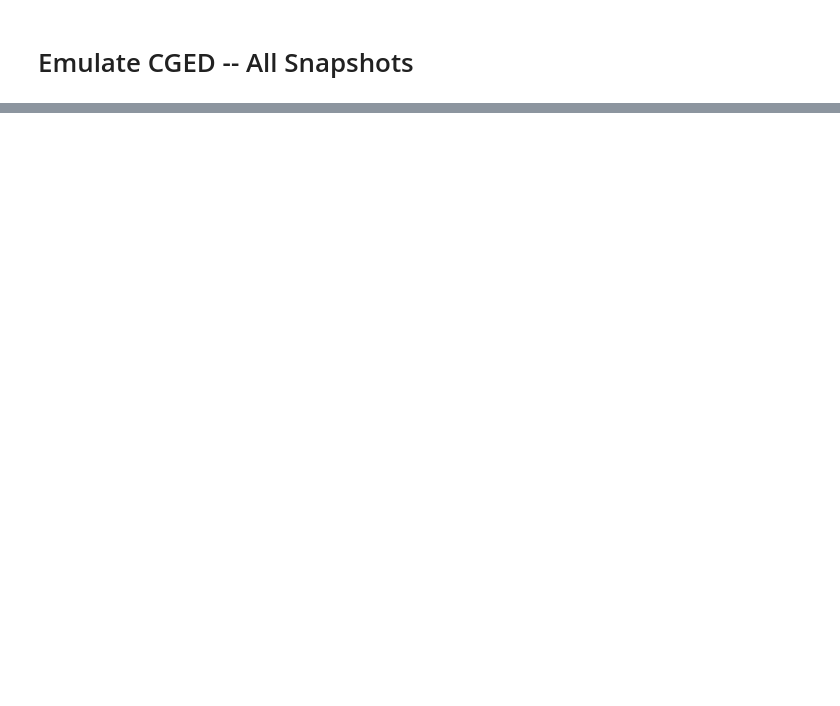
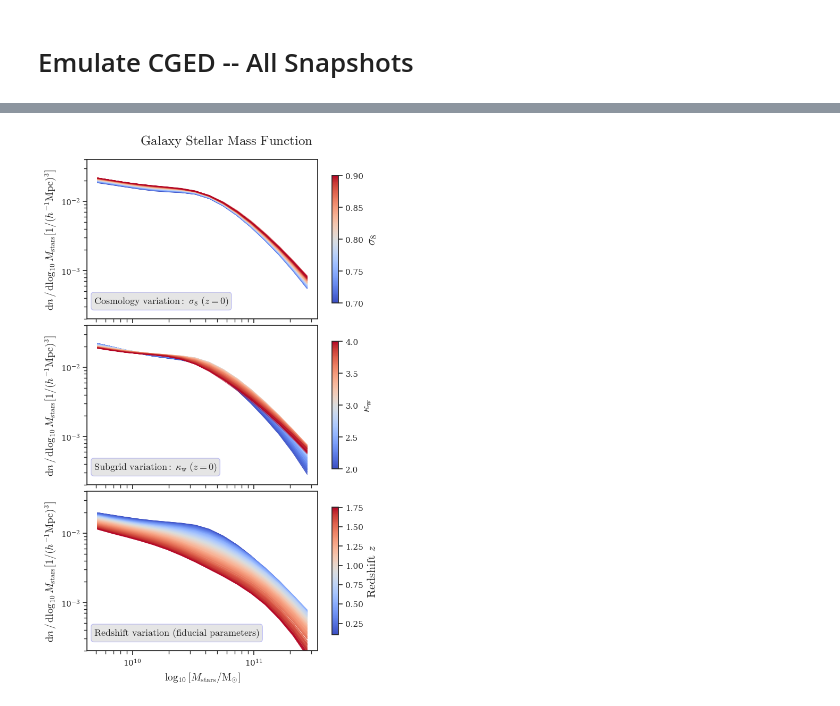
Before and after one commit to nesar/CosmoHydro, a Jupyter notebook: codes/gp_SGC_all_multiz.ipynb, the cells around one changed output, grey strips where cells are left out. Cells and saved outputs as stored; diff of their text form; code cells hidden in the pictures; blank space fills up the shorter version.

```diff
--- a/codes/gp_SGC_all_multiz.ipynb
+++ b/codes/gp_SGC_all_multiz.ipynb
@@ -537,0 +545,99 @@ for stat_name, model_list, data_list, y_ind, z_arr in stats_config:
+# %%
+## GSMF Sensitivity: sigma8 vs K_w vs redshift (3x1 panel)
+import matplotlib.cm as cm
+import matplotlib.colors as mcolors
+
+plt.rcParams['text.usetex'] = False
+plt.rcParams['mathtext.fontset'] = 'cm'
+plt.rcParams['font.family'] = 'serif'
+
+numPlots = 300
+allMax = np.max(params32, axis=0)
+allMin = np.min(params32, axis=0)
+allMean = np.mean(params32, axis=0)
+
+plt_strings = plot_strings('GSMF')
+mlim1, mlim2 = mass_conds('GSMF')
+
+fig, axes = plt.subplots(3, 1, figsize=(7, 12), sharex=True)
+plt.subplots_adjust(hspace=0.04)
+
+bbox_props = dict(boxstyle='round,pad=0.3', facecolor='grey', alpha=0.2, edgecolor='blue')
+
+# --- Panel 0: Vary sigma8 (index 6) at z=0 ---
+paramNo = 6
+para_range = np.linspace(allMin[paramNo], allMax[paramNo], numPlots)
+cmap = cm.coolwarm
+norm = mcolors.Normalize(vmin=allMin[paramNo], vmax=allMax[paramNo])
+
+for plotID in range(numPlots):
+    para_plot = np.copy(allMean)
+    para_plot[paramNo] = para_range[plotID]
+    pred, _ = emulate(gsmf_model_list[-1], para_plot)
+    axes[0].plot(gsmf_y_ind, np.log10(pred.flatten()), lw=1, color=cmap(norm(para_range[plotID])), alpha=0.7)
+
+axes[0].set_xscale('log')
+axes[0].set_yscale('log')
+axes[0].set_ylabel(plt_strings[2], fontsize=14)
+axes[0].set_ylim(2e-4, 4e-2)
+axes[0].fill_between(gsmf_y_ind, 9e-5*0.8, 1e-1*1.2, where=(gsmf_y_ind < mlim1), color='k', alpha=0.1)
+axes[0].fill_between(gsmf_y_ind, 9e-5*0.8, 1e-1*1.2, where=(gsmf_y_ind > mlim2), color='k', alpha=0.1)
+sm0 = cm.ScalarMappable(norm=norm, cmap=cmap)
+sm0.set_array([])
+cbar0 = fig.colorbar(sm0, ax=axes[0], shrink=0.8)
+cbar0.set_label(PARAM_NAME[paramNo], fontsize=16)
+axes[0].text(0.03, 0.15, r'$\mathrm{Cosmology\ variation:}\ \sigma_8\ (z=0)$',
+             transform=axes[0].transAxes, fontsize=13, verticalalignment='top', bbox=bbox_props)
+
+# --- Panel 1: Vary K_w (index 0) at z=0 ---
+paramNo = 0
+para_range = np.linspace(allMin[paramNo], allMax[paramNo], numPlots)
+norm = mcolors.Normalize(vmin=allMin[paramNo], vmax=allMax[paramNo])
+
+for plotID in range(numPlots):
+    para_plot = np.copy(allMean)
+    para_plot[paramNo] = para_range[plotID]
+    pred, _ = emulate(gsmf_model_list[-1], para_plot)
+    axes[1].plot(gsmf_y_ind, np.log10(pred.flatten()), lw=1, color=cmap(norm(para_range[plotID])), alpha=0.7)
+
+axes[1].set_xscale('log')
+axes[1].set_yscale('log')
+axes[1].set_ylabel(plt_strings[2], fontsize=14)
+axes[1].set_ylim(2e-4, 4e-2)
+axes[1].fill_between(gsmf_y_ind, 9e-5*0.8, 1e-1*1.2, where=(gsmf_y_ind < mlim1), color='k', alpha=0.1)
+axes[1].fill_between(gsmf_y_ind, 9e-5*0.8, 1e-1*1.2, where=(gsmf_y_ind > mlim2), color='k', alpha=0.1)
+sm1 = cm.ScalarMappable(norm=norm, cmap=cmap)
+sm1.set_array([])
+cbar1 = fig.colorbar(sm1, ax=axes[1], shrink=0.8)
+cbar1.set_label(PARAM_NAME[paramNo], fontsize=16)
+axes[1].text(0.03, 0.15, r'$\mathrm{Subgrid\ variation:}\ \kappa_\mathrm{w}\ (z=0)$',
+             transform=axes[1].transAxes, fontsize=13, verticalalignment='top', bbox=bbox_props)
+
+# --- Panel 2: Vary redshift ---
+z_grid = np.linspace(z_all[-2], z_all[1], numPlots)
+norm_z = mcolors.Normalize(vmin=z_grid.min(), vmax=z_grid.max())
+
+for z_val in z_grid:
+    input_with_z = np.hstack([allMean.reshape(1, -1), np.array([[z_val]])])
+    pred, _ = emu_redshift(input_with_z, gsmf_model_list, gsmf_data_list, z_all)
+    axes[2].plot(gsmf_y_ind, np.log10(pred.flatten()), lw=1, color=cmap(norm_z(z_val)), alpha=0.7)
+
+axes[2].set_xscale('log')
+axes[2].set_yscale('log')
+axes[2].set_ylabel(plt_strings[2], fontsize=14)
+axes[2].set_xlabel(plt_strings[1], fontsize=14)
+axes[2].set_ylim(2e-4, 4e-2)
+axes[2].fill_between(gsmf_y_ind, 9e-5*0.8, 1e-1*1.2, where=(gsmf_y_ind < mlim1), color='k', alpha=0.1)
+axes[2].fill_between(gsmf_y_ind, 9e-5*0.8, 1e-1*1.2, where=(gsmf_y_ind > mlim2), color='k', alpha=0.1)
+sm2 = cm.ScalarMappable(norm=norm_z, cmap=cmap)
+sm2.set_array([])
+cbar2 = fig.colorbar(sm2, ax=axes[2], shrink=0.8)
+cbar2.set_label(r'$\mathrm{Redshift}\ z$', fontsize=16)
+axes[2].text(0.03, 0.15, r'$\mathrm{Redshift\ variation\ (fiducial\ parameters)}$',
+             transform=axes[2].transAxes, fontsize=13, verticalalignment='top', bbox=bbox_props)
+
+plt.suptitle(r'$\mathrm{Galaxy\ Stellar\ Mass\ Function}$', fontsize=18, y=0.92)
+plt.savefig('../plots/GSMF_sensi_multiz.png', bbox_inches='tight')
+plt.show()
+# %% [output]
+[figure, added]
```
Also changed, not shown: parts of 3 cells of this notebook, 3 other files.
